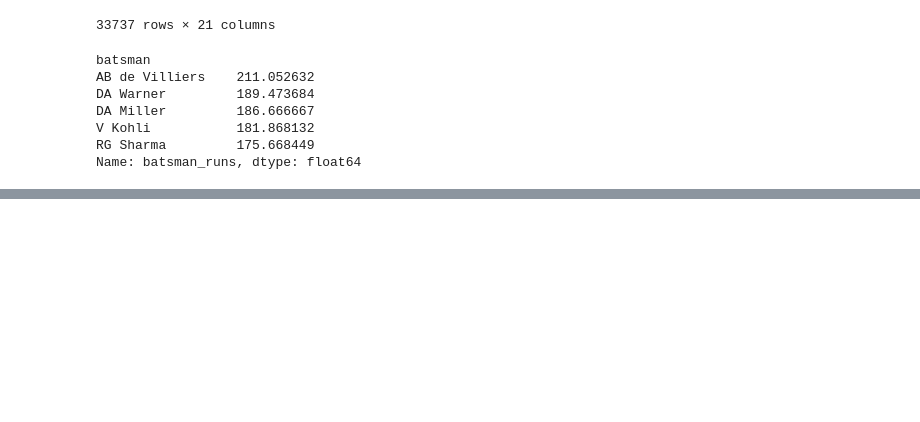
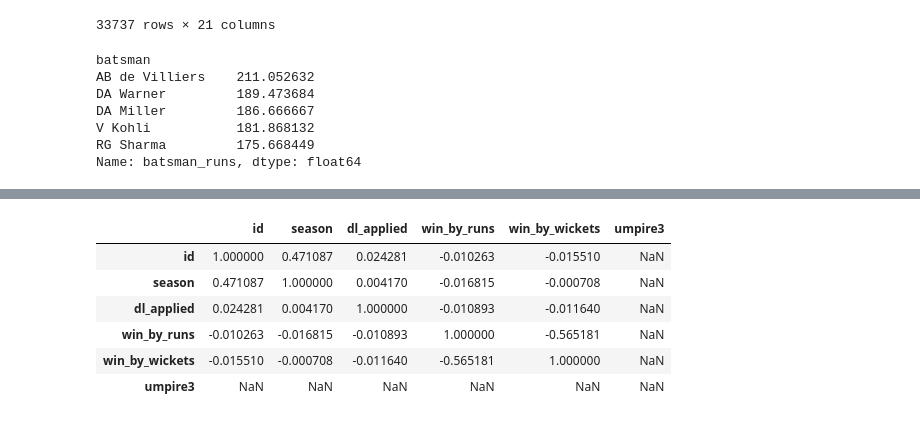
Before and after one commit to piyush02nir/IPL-Analysis, a Jupyter notebook: IPL Analysis.ipynb, the cells around one changed output, grey strips where cells are left out. Saved outputs shown, nothing was run; the diff lists cells and outputs as text; code cells hidden in the pictures; blank space fills up the shorter version.

```diff
--- a/IPL Analysis.ipynb
+++ b/IPL Analysis.ipynb
@@ -540,0 +639,10 @@ Name: batsman_runs, dtype: float64
+# %%
+data.corr()
+# %% [output]
+|  | id | season | dl_applied | win_by_runs | win_by_wickets | umpire3 |
+| id | 1.000000 | 0.471087 | 0.024281 | -0.010263 | -0.015510 | NaN |
+| season | 0.471087 | 1.000000 | 0.004170 | -0.016815 | -0.000708 | NaN |
+| dl_applied | 0.024281 | 0.004170 | 1.000000 | -0.010893 | -0.011640 | NaN |
+| win_by_runs | -0.010263 | -0.016815 | -0.010893 | 1.000000 | -0.565181 | NaN |
+| win_by_wickets | -0.015510 | -0.000708 | -0.011640 | -0.565181 | 1.000000 | NaN |
+| umpire3 | NaN | NaN | NaN | NaN | NaN | NaN |
```
Also changed, not shown: parts of 12 cells of this notebook.
